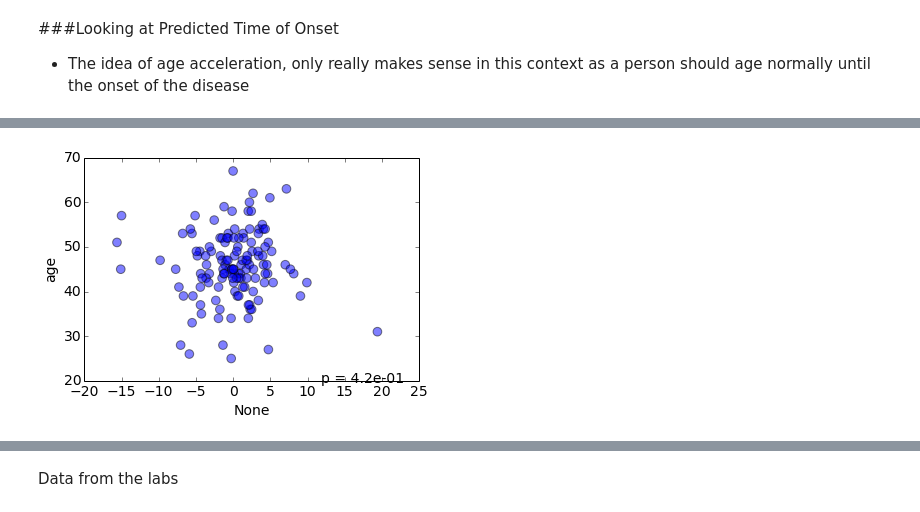
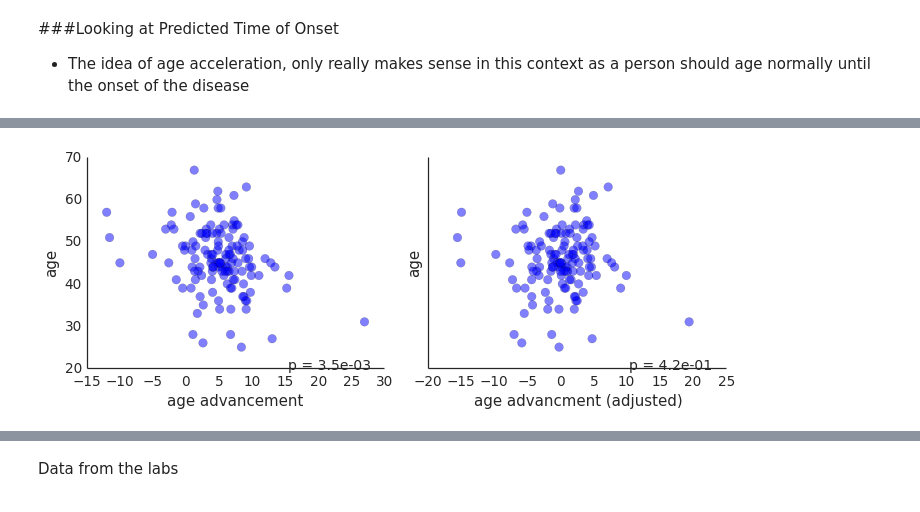
Before and after one commit to theandygross/HIV_Methylation, a Jupyter notebook: HIV_Age_Advancement_Confounders.ipynb, the cells around one changed output, grey strips where cells are left out. Cells and saved outputs as stored; diff of their text form; code cells hidden in the pictures.

```diff
--- a/HIV_Age_Advancement_Confounders.ipynb
+++ b/HIV_Age_Advancement_Confounders.ipynb
@@ -42,3 +71,8 @@ fig.tight_layout()
 # %%
 age_advancement = (p2 - a2).ix[duration.index].dropna()
 age_advancement.name = 'age_advancement'
+
+reg = linear_regression(age, age_advancement)
+age_adj = (age_advancement - age * reg['slope']).dropna()
+age_adj = age_adj - reg.intercept
+age_adj.name = 'age advancment (adjusted)'
@@ -58,9 +79,11 @@ series_scatter(age_advancement, age)
-# %%
-reg = linear_regression(age, age_advancement)
-age_adj = (age_advancement - age * reg['slope']).dropna()
-age_adj = age_adj - reg.intercept
-series_scatter(age_adj, age)
-# %% [output]
-[figure, removed]
+# %%
+fig, axs = subplots(1,2, figsize=(10,4), sharey=True)
+series_scatter(age_advancement, age, ax=axs[0])
+series_scatter(age_adj, age, ax=axs[1])
+for ax in axs:
+    prettify_ax(ax)
+fig.tight_layout()
+# %% [output]
+[figure, added]
 # %%
 residual = (pred_c - age).ix[duration.index]
```
Also changed, not shown: parts of 130 cells of this notebook, 1 other file.
